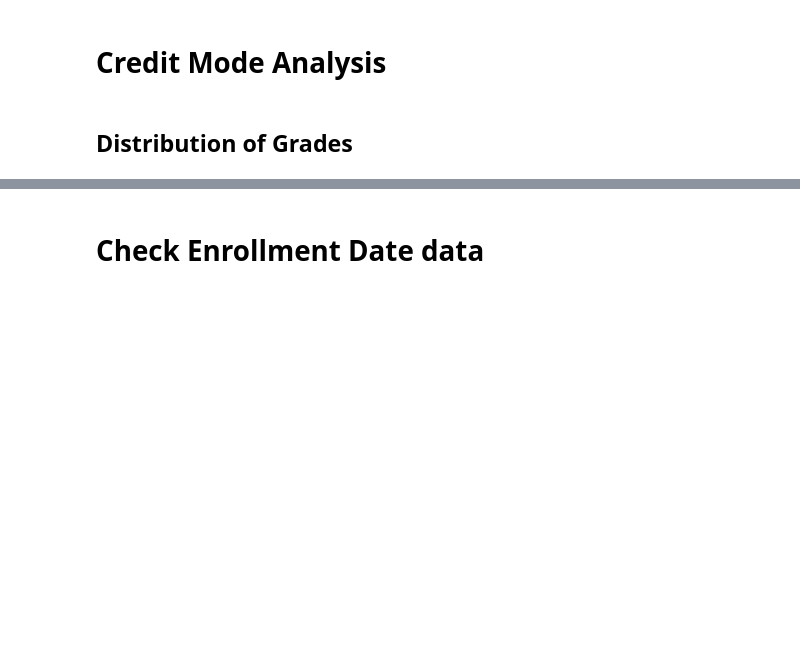
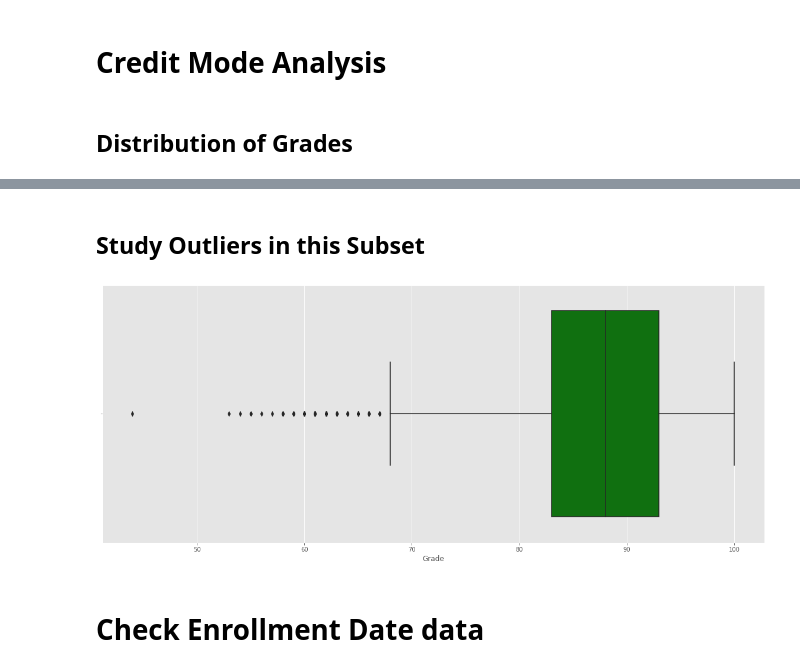
Before and after one commit to iamharkirat/EDA, a Jupyter notebook: learning_enterprise.ipynb, the cells around one changed output, grey strips where cells are left out. Cells and saved outputs as stored; diff of their text form; code cells hidden in the pictures; blank space fills up the shorter version.

```diff
--- a/learning_enterprise.ipynb
+++ b/learning_enterprise.ipynb
@@ -390,3 +434,11 @@ sns.boxplot(data=y, x='Grade', color='skyblue');
+# %% [markdown]
+## Study Outliers in this Subset
+# %%
+# Create a boxplot of the Grade variable
+y = x[['Number of Credits', 'Grade']].dropna()
+sns.boxplot(data=y, x='Grade', color='green');
+# %% [output]
+[figure, added]
 # %% [markdown]
 # Check Enrollment Date data
 # %%
```
Also changed, not shown: parts of 6 cells of this notebook.
